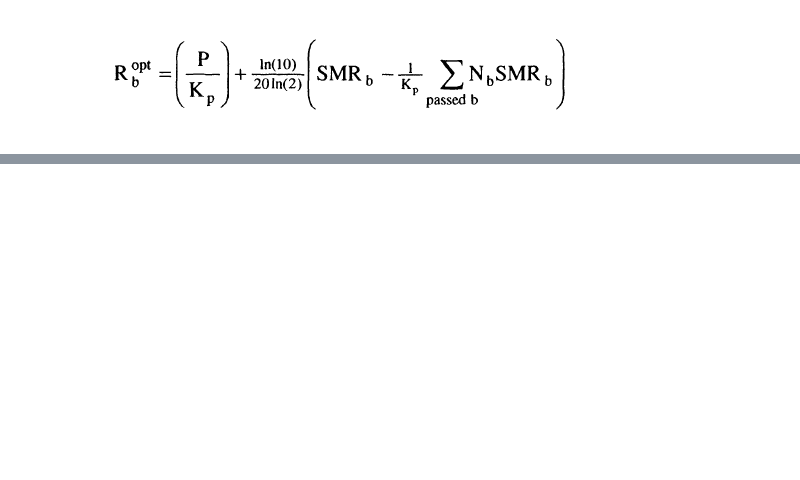
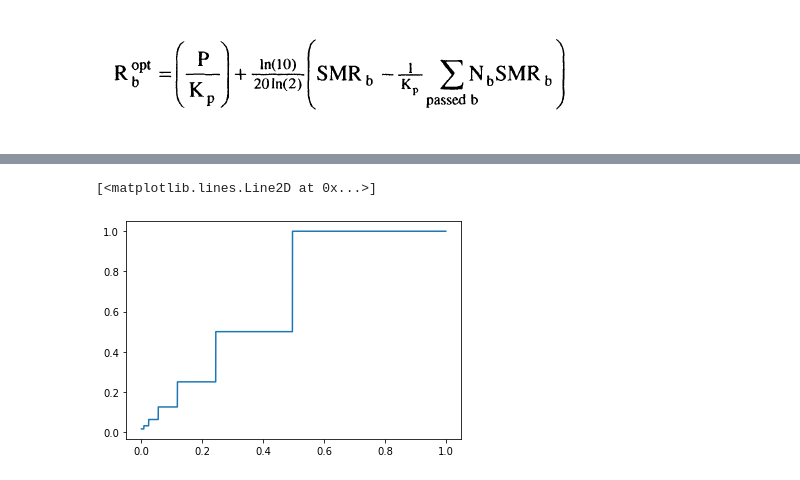
Before and after one commit to guedes-joaofelipe/CPE793-topics-in-audio-codification, a Jupyter notebook: exercises/chap08/ex-8-9-pos-aula.ipynb, the cells around one changed output, grey strips where cells are left out. Cells and saved outputs as stored; diff of their text form; code cells hidden in the pictures; blank space fills up the shorter version.

```diff
--- a/exercises/chap08/ex-8-9-pos-aula.ipynb
+++ b/exercises/chap08/ex-8-9-pos-aula.ipynb
@@ -616,0 +686,10 @@ NameError: name 'block_fp_quantizer' is not defined
+# %%
+x_values = np.linspace(0,1,10000)
+
+
+y = np.array([2.0**(-(count_zeros(code_uniform_midtread(x, 7), 7) - 1)) for x in x_values])
+# %%
+plt.plot(x_values,y)
+# %% [output]
+[<matplotlib.lines.Line2D at 0x...>]
+[figure, added]
```
Also changed, not shown: parts of 14 cells of this notebook.
